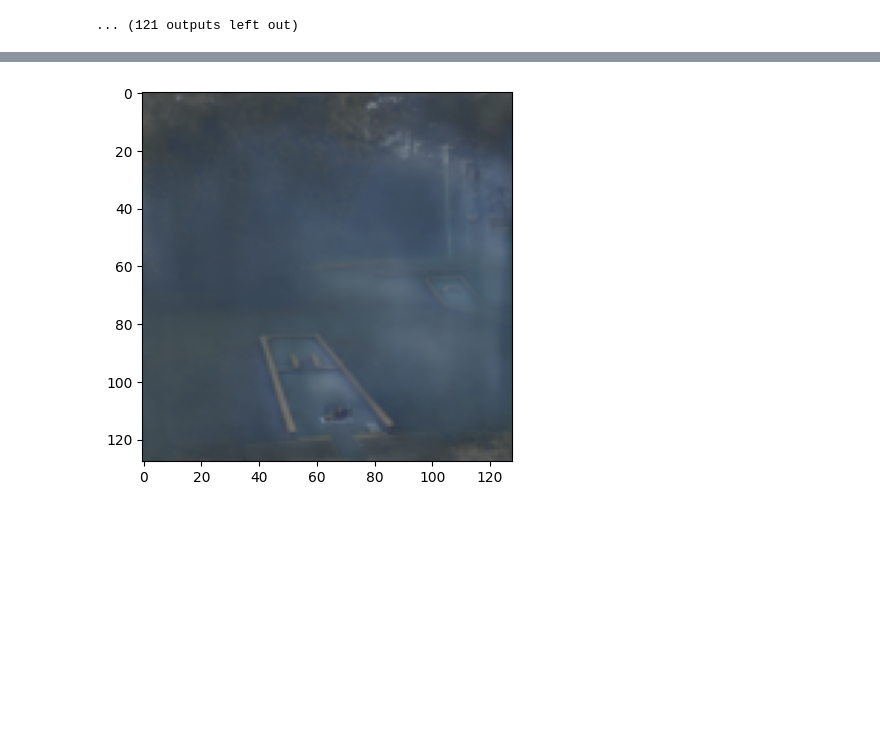
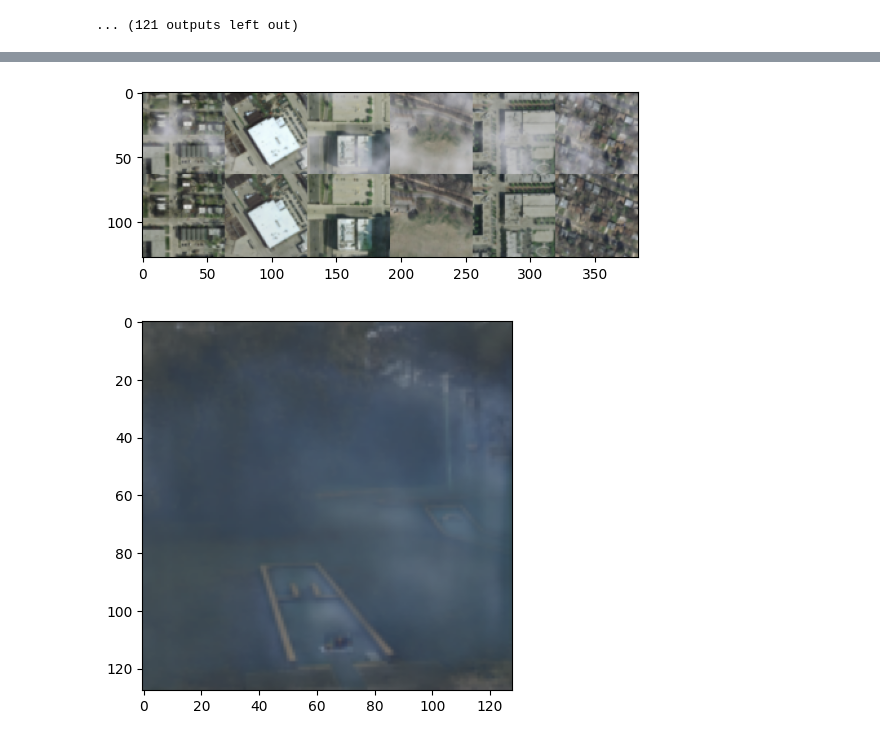
Before and after one commit to ferhatcan/EEE598-RemoteSensing, a Jupyter notebook: main.ipynb, the cells around one changed output, grey strips where cells are left out. Saved outputs shown, nothing was run; the diff lists cells and outputs as text; code cells hidden in the pictures; blank space fills up the shorter version.

```diff
--- a/main.ipynb
+++ b/main.ipynb
@@ -38,3 +38,15 @@ TypeError: cannot unpack non-iterable NoneType object
+# %%
+images_comb = torch.cat([torch.cat([i for i in images.cpu()], dim=-1),], dim=-2).permute(1, 2, 0).cpu()
+ema_sampled_comb = torch.cat([torch.cat([i for i in ema_sampled_images.cpu()], dim=-1),], dim=-2).permute(1, 2, 0).cpu()
+
+all_combined = torch.cat([images_comb, ema_sampled_comb], dim=0)
+
+plt.imshow(all_combined)
+
+im = Image.fromarray(all_combined.numpy())
+im.save("images/classic_result.png")
+# %% [output]
+[figure, added]
 # %%
 model_cpkt_path = r"models\UNet_classic_new_data_latest-181"
 device = 'cpu'
```
Also changed, not shown: parts of 4 cells of this notebook.
